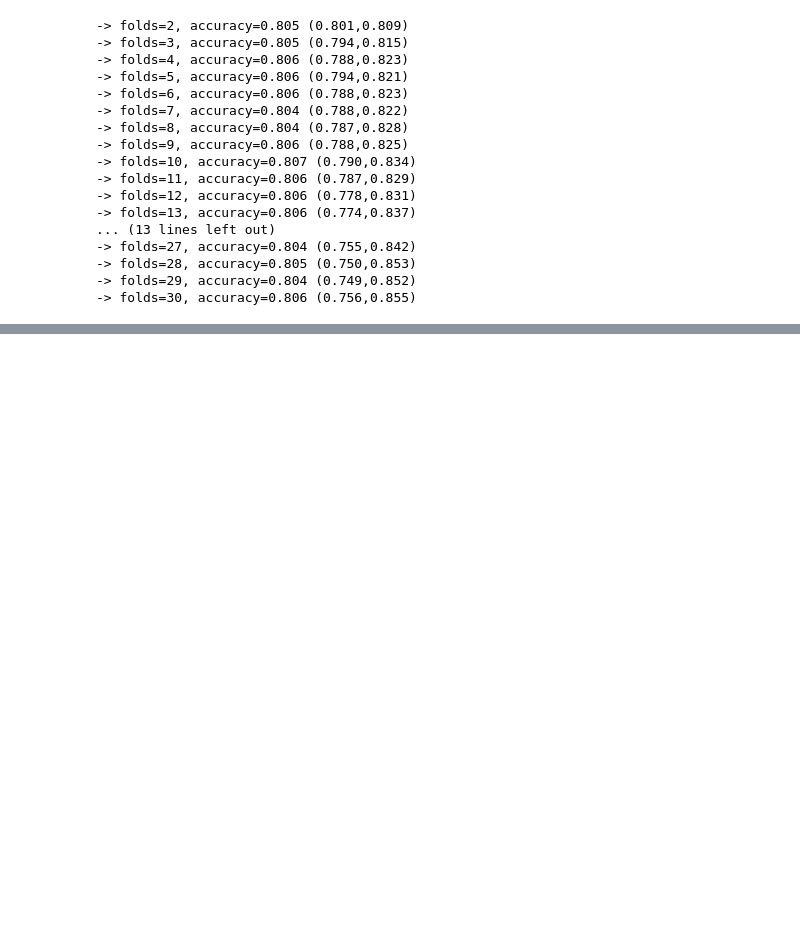
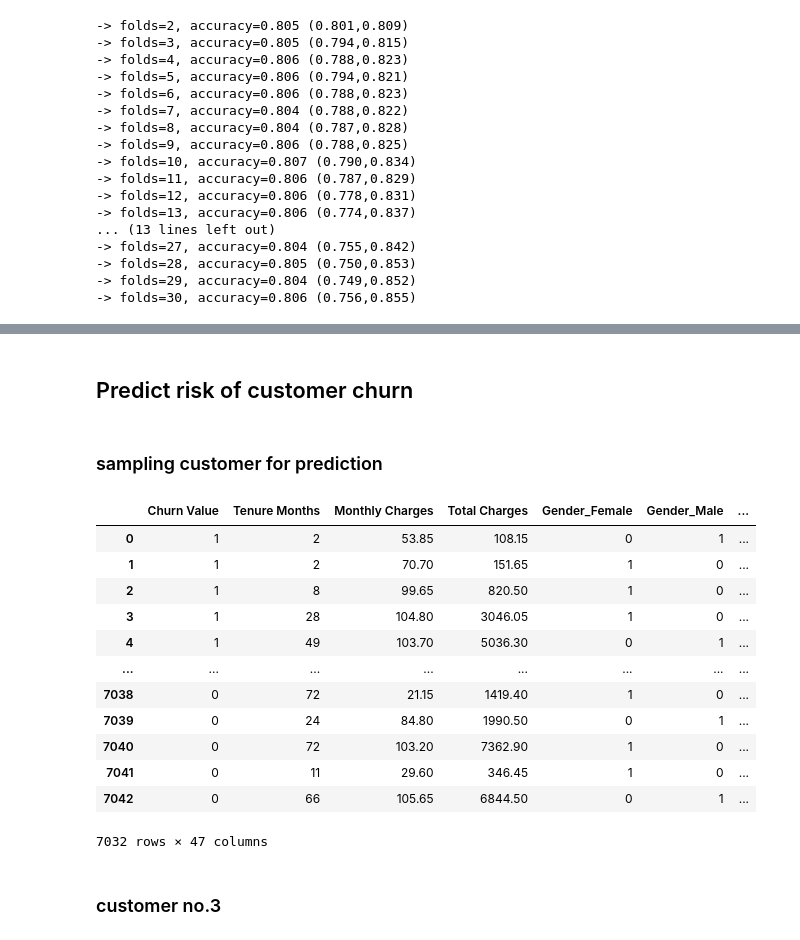
Before and after one commit to prwkp/FundamentalPrograming_CustomerChurnModel, a Jupyter notebook: Logistic Regression.ipynb, the cells around one changed output, grey strips where cells are left out. Saved outputs shown, nothing was run; the diff lists cells and outputs as text; code cells hidden in the pictures; blank space fills up the shorter version.

```diff
--- a/Logistic Regression.ipynb
+++ b/Logistic Regression.ipynb
@@ -886,0 +983,23 @@ weighted avg       0.80      0.77      0.78      2110
+# %% [markdown]
+## Predict risk of customer churn
+# %% [markdown]
+### sampling customer for prediction
+# %%
+pd.options.display.max_columns = None
+dummy_df_logis
+# %% [output]
+|  | Churn Value | Tenure Months | Monthly Charges | Total Charges | Gender_Female | Gender_Male | ... |
+| 0 | 1 | 2 | 53.85 | 108.15 | 0 | 1 | ... |
+| 1 | 1 | 2 | 70.70 | 151.65 | 1 | 0 | ... |
+| 2 | 1 | 8 | 99.65 | 820.50 | 1 | 0 | ... |
+| 3 | 1 | 28 | 104.80 | 3046.05 | 1 | 0 | ... |
+| 4 | 1 | 49 | 103.70 | 5036.30 | 0 | 1 | ... |
+| ... | ... | ... | ... | ... | ... | ... | ... |
+| 7038 | 0 | 72 | 21.15 | 1419.40 | 1 | 0 | ... |
+| 7039 | 0 | 24 | 84.80 | 1990.50 | 0 | 1 | ... |
+| 7040 | 0 | 72 | 103.20 | 7362.90 | 1 | 0 | ... |
+| 7041 | 0 | 11 | 29.60 | 346.45 | 1 | 0 | ... |
+| 7042 | 0 | 66 | 105.65 | 6844.50 | 0 | 1 | ... |
+7032 rows × 47 columns
+# %% [markdown]
+### customer no.3
```
Also changed, not shown: parts of 47 cells of this notebook.
